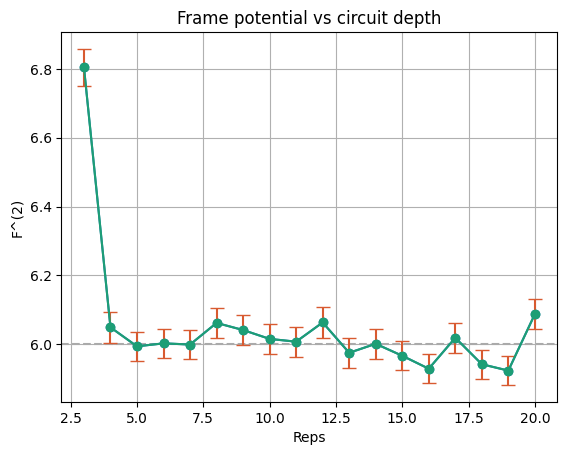
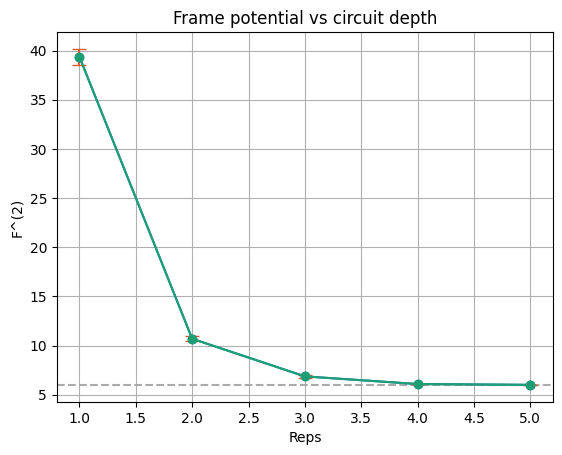
Unified diff of the notebook cell whose output changed from the first chart to the second:
--- before
+++ after
@@ -1,6 +1,6 @@
-
+F_Haar = haar_frame_potential(3, 4)
 plt.axhline(F_Haar, color='#aaaaaa', linestyle='--', label='Haar value')
-plt.plot(reps_range, F, 'o-')
-plt.errorbar(reps_range, F, yerr=errors, fmt='o-', capsize=5, color='#1d9e75', ecolor='#d85a30', label='Frame potential with error bars')
+plt.plot(range(1, len(F)+1), F, 'o-')
+plt.errorbar(range(1, len(F)+1), F, yerr=errors, fmt='o-', capsize=5, color='#1d9e75', ecolor='#d85a30', label='Frame potential with error bars')
 plt.xlabel("Reps")
 plt.ylabel(f"F^({T_ORDER})")

Commit: sampling on gpu, bug on xpu